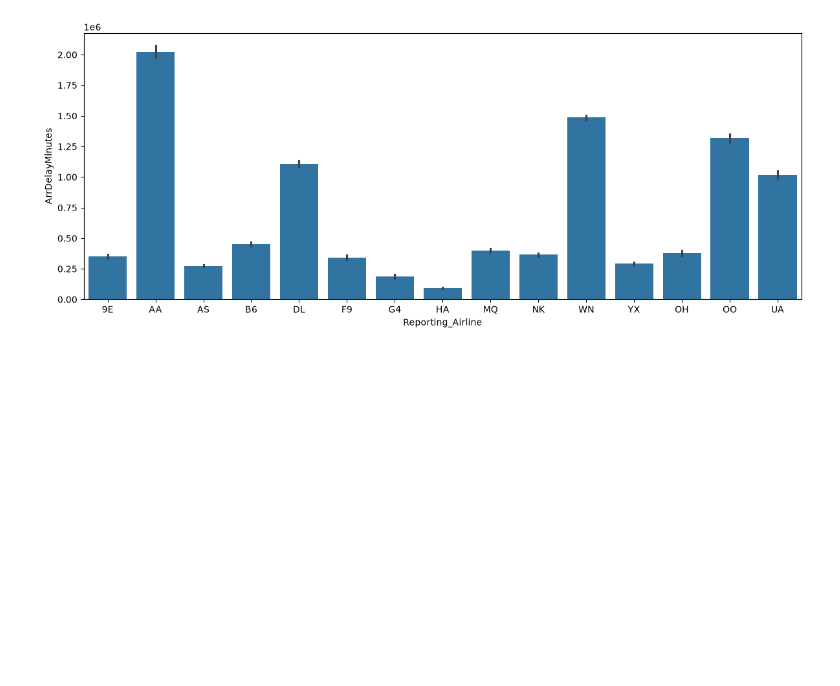
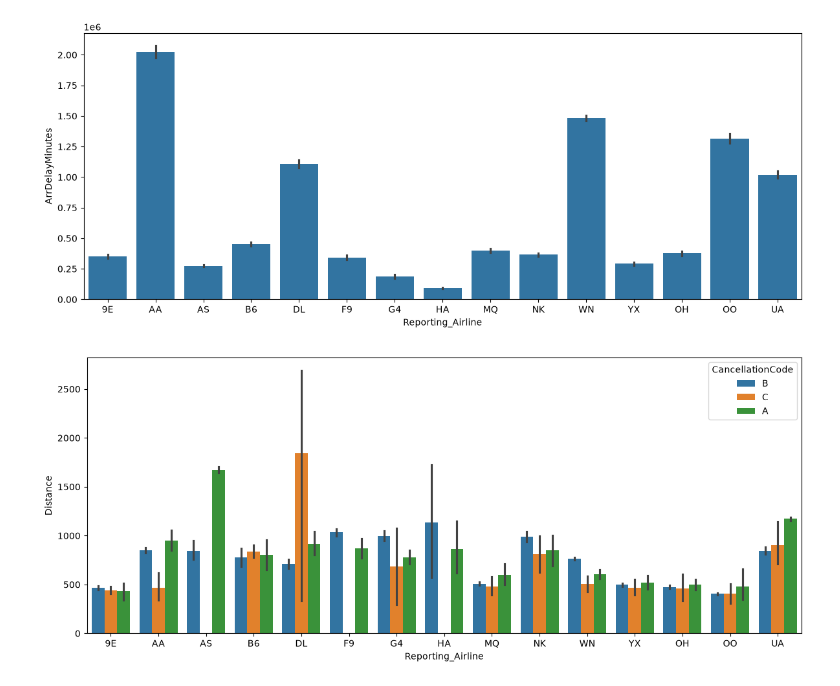
Before and after one commit to Nilesh8766/airline_operations_analytics, a Jupyter notebook: 03_notebooks/07_EDA.ipynb, the cells around one changed output. Saved outputs shown, nothing was run; the diff lists cells and outputs as text; code cells hidden in the pictures; blank space fills up the shorter version.

```diff
--- a/03_notebooks/07_EDA.ipynb
+++ b/03_notebooks/07_EDA.ipynb
@@ -263,3 +263,11 @@ plt.tight_layout()
 plt.show()
 # %% [output]
 [figure]
+# %%
+plt.figure(figsize=(12, 5))
+
+sns.barplot(data=df, x="Reporting_Airline", y="Distance", hue="CancellationCode") #hue for category
+plt.tight_layout()
+plt.show()
+# %% [output]
+[figure, added]
```
Also changed, not shown: parts of 16 cells of this notebook.
